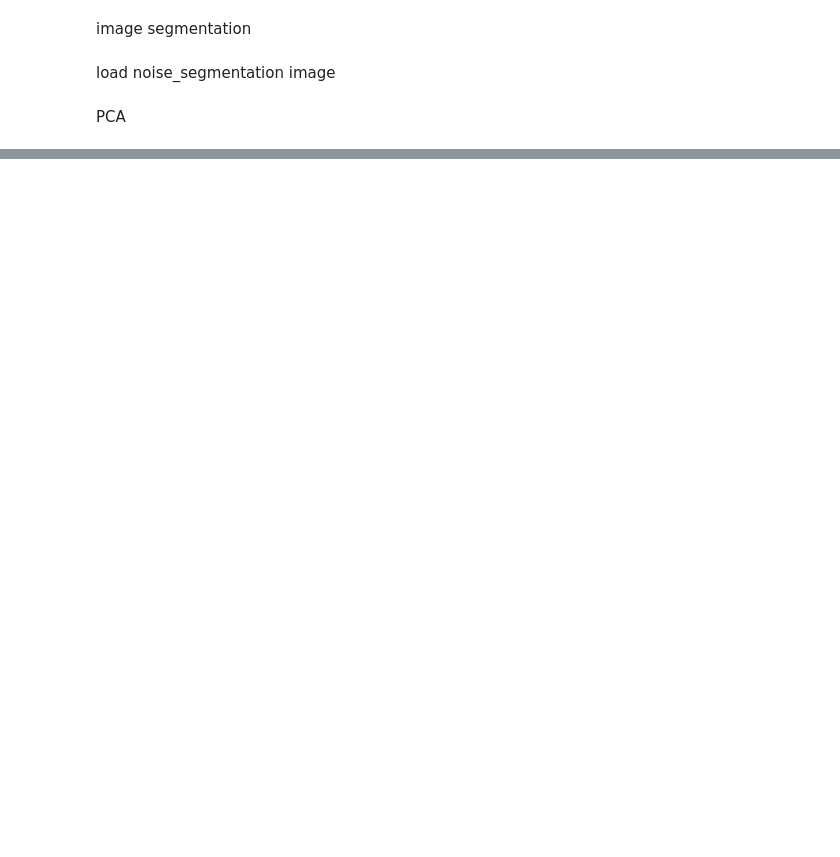
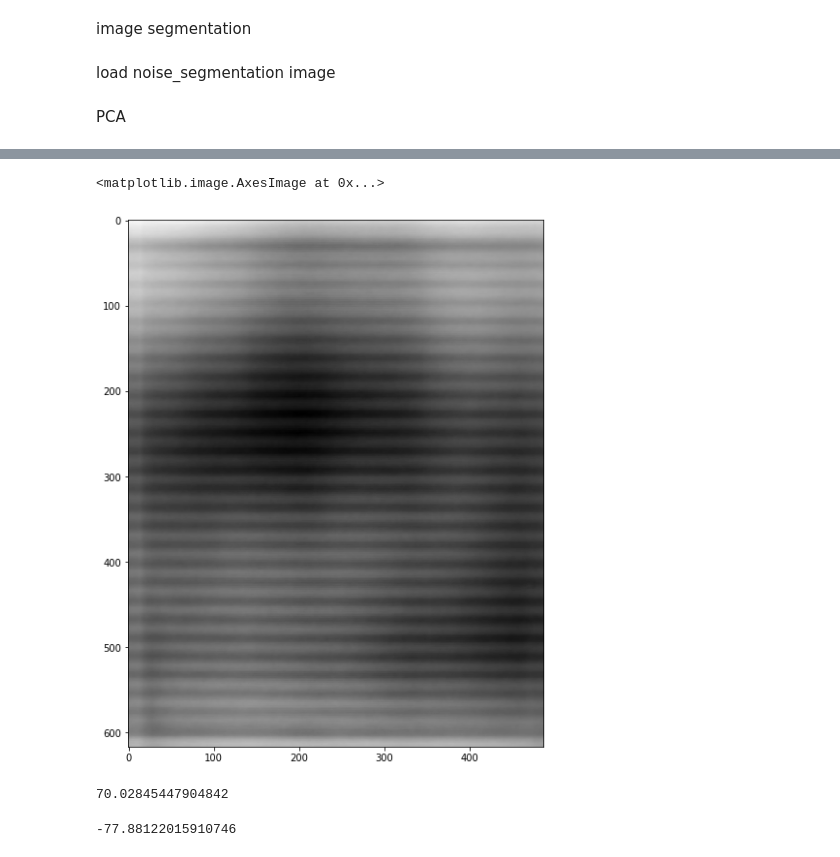
Before and after one commit to nickball007/hehe_PL, a Jupyter notebook: noise_pca.ipynb, the cells around one changed output, grey strips where cells are left out. Saved outputs shown, nothing was run; the diff lists cells and outputs as text; code cells hidden in the pictures; blank space fills up the shorter version.

```diff
--- a/noise_pca.ipynb
+++ b/noise_pca.ipynb
@@ -224,0 +282,15 @@ for i in range(len(png_imagelist)):
+# %%
+fig = pyplot.figure(figsize=(300, 10))
+ax = fig.add_subplot(1, 1, 1)
+ax.imshow(np.multiply(np.dot(X_train_pca[i], pca.components_), 1).reshape(x.shape[0], x.shape[1]), cmap='gray')
+# %% [output]
+<matplotlib.image.AxesImage at 0x...>
+[figure, added]
+# %%
+max(np.dot(X_train_pca[i], pca.components_))
+# %% [output]
+70.02845447904842
+# %%
+min(np.dot(X_train_pca[i], pca.components_))
+# %% [output]
+-77.88122015910746
```
Also changed, not shown: parts of 52 cells of this notebook, 2 other files.
